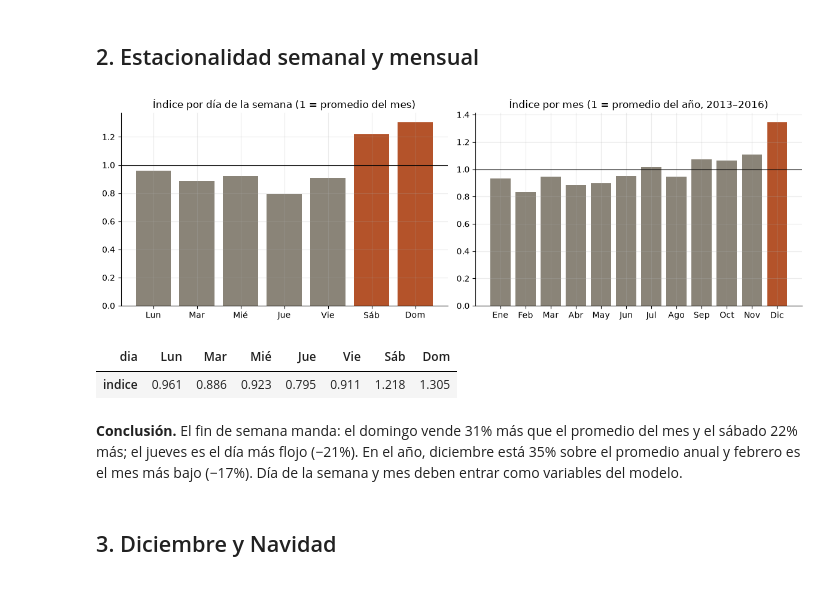
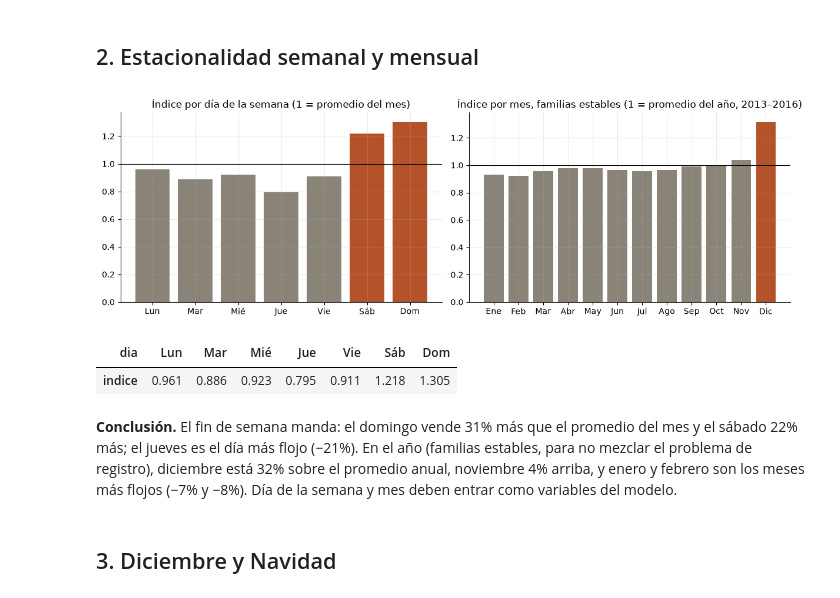
Before and after one commit to CarlosRomero55/favorita-demand-forecast, a Jupyter notebook: notebooks/01_eda.ipynb, the cells around one changed output. Drawn from its saved outputs; the diff is of its cells as text; code cells hidden in the pictures.

Commit message:
fix(datos): detecta meses con registro incompleto antes de jul-2015 y ajusta el EDA

```diff
--- a/notebooks/01_eda.ipynb
+++ b/notebooks/01_eda.ipynb
@@ -26,9 +25,0 @@ print(f"{len(daily):,} días con ventas totales; {daily.date.min():%Y-%m-%d} a {
-# %%
-y = a.yearly(con)
-fig, ax = plt.subplots(1, 2, figsize=(12, 4))
-m = daily.set_index("date").sales.resample("ME").mean() / 1e3
-ax[0].plot(m.index, m.values, color=ACC); ax[0].set_title("Venta diaria promedio por mes (miles de unidades)")
-ax[1].bar(y.year.astype(str), y.avg_daily_sales / 1e3, color=[GRY]*4 + [ACC])
-ax[1].set_title("Venta diaria promedio por año (2017 hasta 15-ago)")
-plt.tight_layout(); plt.show()
-y.assign(growth_avg_daily=lambda d: d.growth_avg_daily.map(lambda v: f"{v:+.1%}" if pd.notna(v) else "—"))
@@ -44,0 +26,20 @@ y.assign(growth_avg_daily=lambda d: d.growth_avg_daily.map(lambda v: f"{v:+.1%}"
+# %%
+estables = a.stable_families(con)
+daily_st = a.daily_totals(con, estables)
+reg = a.registration_by_family(con)
+fig, ax = plt.subplots(1, 2, figsize=(12, 4))
+m_all = daily.set_index("date").sales.resample("MS").mean() / 1e3
+m_st = daily_st.set_index("date").sales.resample("MS").mean() / 1e3
+ax[0].plot(m_all.index, m_all.values, color=GRY, label="todas las familias")
+ax[0].plot(m_st.index, m_st.values, color=ACC, label=f"{len(estables)} familias de registro estable")
+ax[0].axvline(pd.Timestamp("2015-07-01"), color="k", ls=":", lw=.8); ax[0].legend()
+ax[0].set_title("Venta diaria promedio por mes (miles de unidades)")
+pv = reg[reg.family.isin(["PRODUCE", "BEVERAGES"]) & (reg.month < "2016-01-01")].pivot(index="month", columns="family", values="avg_daily") / 1e3
+ax[1].plot(pv.index, pv.PRODUCE, color=ACC, marker="o", label="PRODUCE"); ax[1].plot(pv.index, pv.BEVERAGES, color=BLU, marker="o", label="BEVERAGES")
+ax[1].set_title("Registro anómalo antes de jun-2015 (miles/día)"); ax[1].legend(); ax[1].tick_params(axis="x", rotation=45)
+plt.tight_layout(); plt.show()
+share = daily_st.sales.sum() / daily.sales.sum()
+antes = reg[reg.anomalous & (reg.month < "2015-07-01")]
+print(f"Familias estables: {len(estables)} ({share:.0%} de las ventas) | meses-familia anómalos antes de jul-2015: {len(antes)} en {antes.family.nunique()} familias")
+comp = a.yearly_comparable(daily_st).merge(a.yearly_comparable(daily), on="year", suffixes=("_estables", "_todas"))
+comp[["year", "growth_estables", "growth_todas"]].assign(**{c: comp[c].map(lambda v: f"{v:+.1%}" if pd.notna(v) else "—") for c in ["growth_estables", "growth_todas"]})
@@ -46,21 +60,22 @@ y.assign(growth_avg_daily=lambda d: d.growth_avg_daily.map(lambda v: f"{v:+.1%}"
 ## 2. Estacionalidad semanal y mensual
 # %%
 s = a.seasonality(daily)
+s["month"] = a.seasonality(daily_st)["month"]  # el índice mensual compara meses: solo familias estables
 fig, ax = plt.subplots(1, 2, figsize=(12, 4))
 dias = ["Lun", "Mar", "Mié", "Jue", "Vie", "Sáb", "Dom"]
 ax[0].bar(dias, s["dow"].values, color=[GRY]*5 + [ACC]*2); ax[0].axhline(1, color="k", lw=.8)
 ax[0].set_title("Índice por día de la semana (1 = promedio del mes)")
 meses = ["Ene","Feb","Mar","Abr","May","Jun","Jul","Ago","Sep","Oct","Nov","Dic"]
 ax[1].bar(meses, s["month"].values, color=[GRY]*11 + [ACC]); ax[1].axhline(1, color="k", lw=.8)
-ax[1].set_title("Índice por mes (1 = promedio del año, 2013–2016)")
+ax[1].set_title("Índice por mes, familias estables (1 = promedio del año, 2013–2016)")
 plt.tight_layout(); plt.show()
 pd.DataFrame({"dia": dias, "indice": s["dow"].values}).set_index("dia").T
 # %% [output]
-[figure, old version]
+[figure, new version]
 | dia | Lun | Mar | Mié | Jue | Vie | Sáb | Dom |
 | indice | 0.961 | 0.886 | 0.923 | 0.795 | 0.911 | 1.218 | 1.305 |
 # %% [markdown]
-**Conclusión.** El fin de semana manda: el domingo vende 31% más que el promedio del mes y el sábado 22% más; el jueves es el día más flojo (−21%). En el año, diciembre está 35% sobre el promedio anual y febrero es el mes más bajo (−17%). Día de la semana y mes deben entrar como variables del modelo.
+**Conclusión.** El fin de semana manda: el domingo vende 31% más que el promedio del mes y el sábado 22% más; el jueves es el día más flojo (−21%). En el año (familias estables, para no mezclar el problema de registro), diciembre está 32% sobre el promedio anual, noviembre 4% arriba, y enero y febrero son los meses más flojos (−7% y −8%). Día de la semana y mes deben entrar como variables del modelo.
 # %% [markdown]
 ## 3. Diciembre y Navidad
 # %%
```
Also changed, not shown: parts of 7 cells of this notebook, 4 other files.
